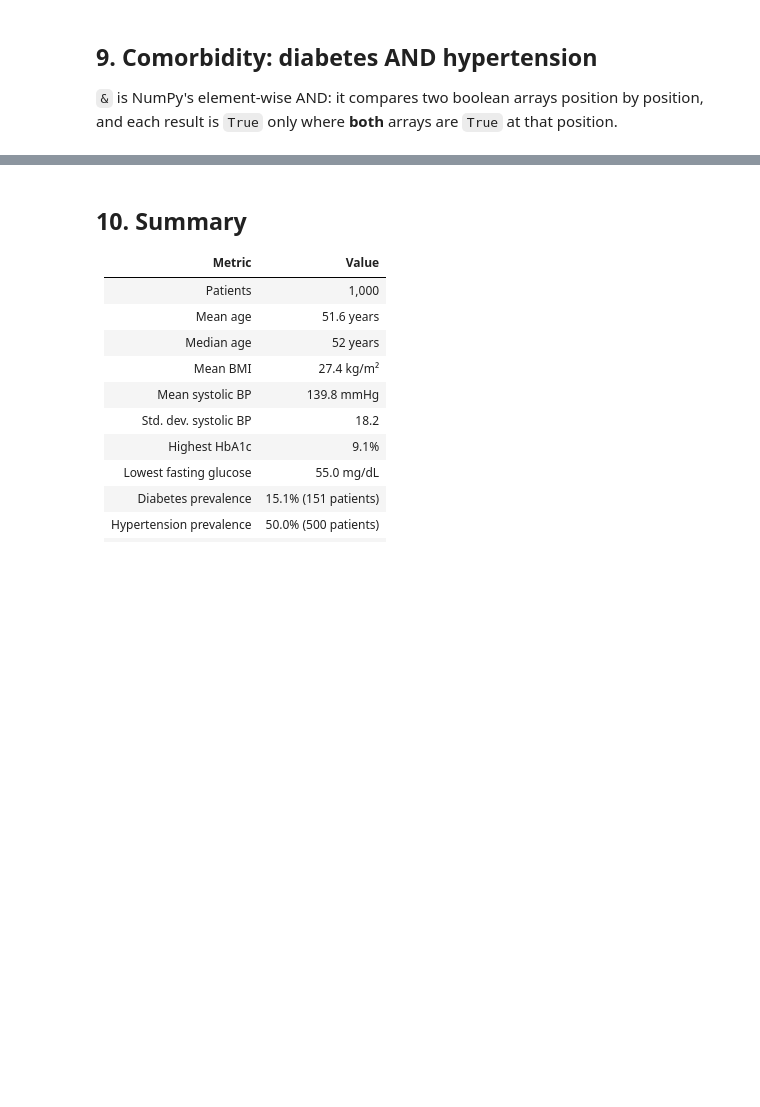
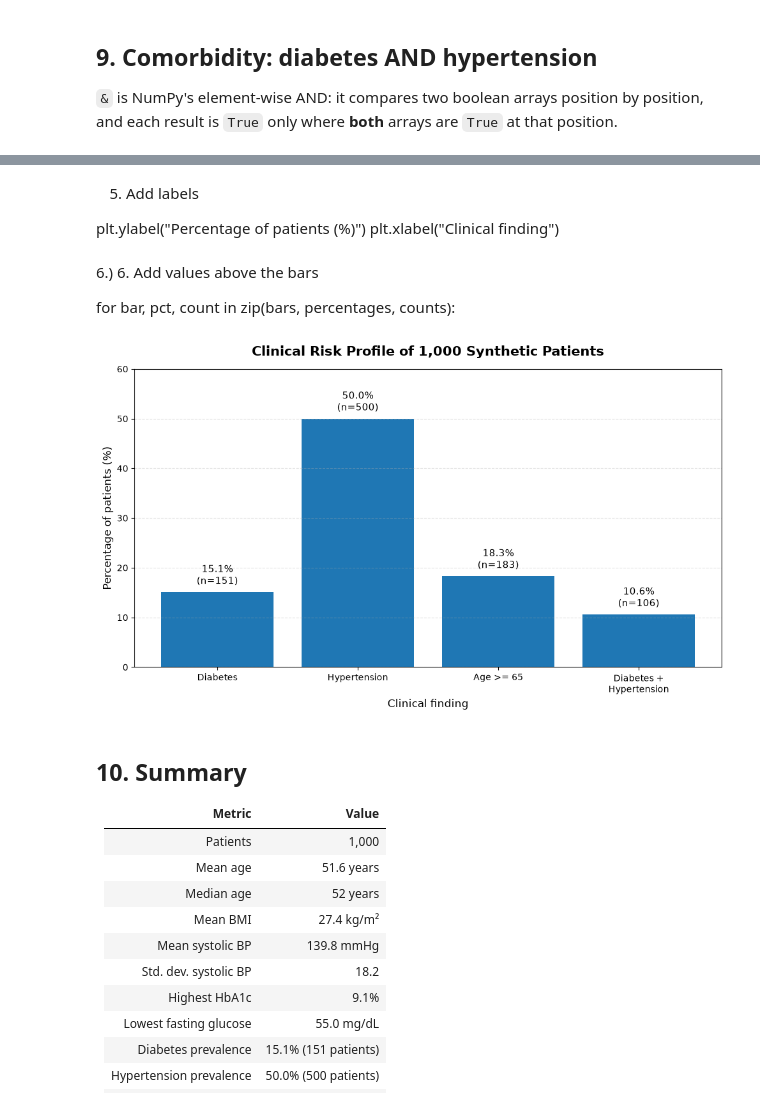
Before and after one commit to chandamk35-a11y/Clinical-Risk-Analysis, a Jupyter notebook: Clinical_Risk_Analysis_chanda-kasonde.ipynb, the cells around one changed output, grey strips where cells are left out. Saved outputs shown, nothing was run; the diff lists cells and outputs as text; code cells hidden in the pictures; blank space fills up the shorter version.

```diff
--- a/Clinical_Risk_Analysis_chanda-kasonde.ipynb
+++ b/Clinical_Risk_Analysis_chanda-kasonde.ipynb
@@ -142,3 +144,73 @@ Percentage with both conditions: 10.6%
+# %% [markdown]
+5) Add labels
+
+plt.ylabel("Percentage of patients (%)")
+plt.xlabel("Clinical finding")
+# %% [markdown]
+6.) 6. Add values above the bars
+
+for bar, pct, count in zip(bars, percentages, counts):
+# %%
+import matplotlib.pyplot as plt
+
+# My findingss
+
+conditions = [
+    "Diabetes",
+    "Hypertension",
+    "Age >= 65",
+    "Diabetes +\nHypertension"
+]
+
+percentages = [15.1, 50.0, 18.3, 10.6]
+counts = [151, 500, 183, 106]
+
+# Create the figure
+plt.figure(figsize=(10, 6))
+
+# Create the bars
+bars = plt.bar(conditions, percentages)
+
+# Axis labels
+plt.ylabel("Percentage of patients (%)", fontsize=12)
+plt.xlabel("Clinical finding", fontsize=12)
+
+# Title
+plt.title(
+    "Clinical Risk Profile of 1,000 Synthetic Patients",
+    fontsize=15,
+    fontweight="bold",
+    pad=15
+)
+
+# Set y-axis range
+plt.ylim(0, 60)
+
+# Add horizontal gridlines
+plt.grid(
+    axis="y",
+    linestyle="--",
+    alpha=0.35
+)
+
+# Add percentage and patient count above each bar
+for bar, pct, count in zip(bars, percentages, counts):
+    plt.text(
+        bar.get_x() + bar.get_width() / 2,
+        bar.get_height() + 1,
+        f"{pct:.1f}%\n(n={count})",
+        ha="center",
+        va="bottom",
+        fontsize=11
+    )
+
+# Improve spacing
+plt.tight_layout()
+
+# Display the graph
+plt.show()
+# %% [output]
+[figure, added]
 # %% [markdown]
 ## 10. Summary
 
```
Also changed, not shown: parts of 14 cells of this notebook.
